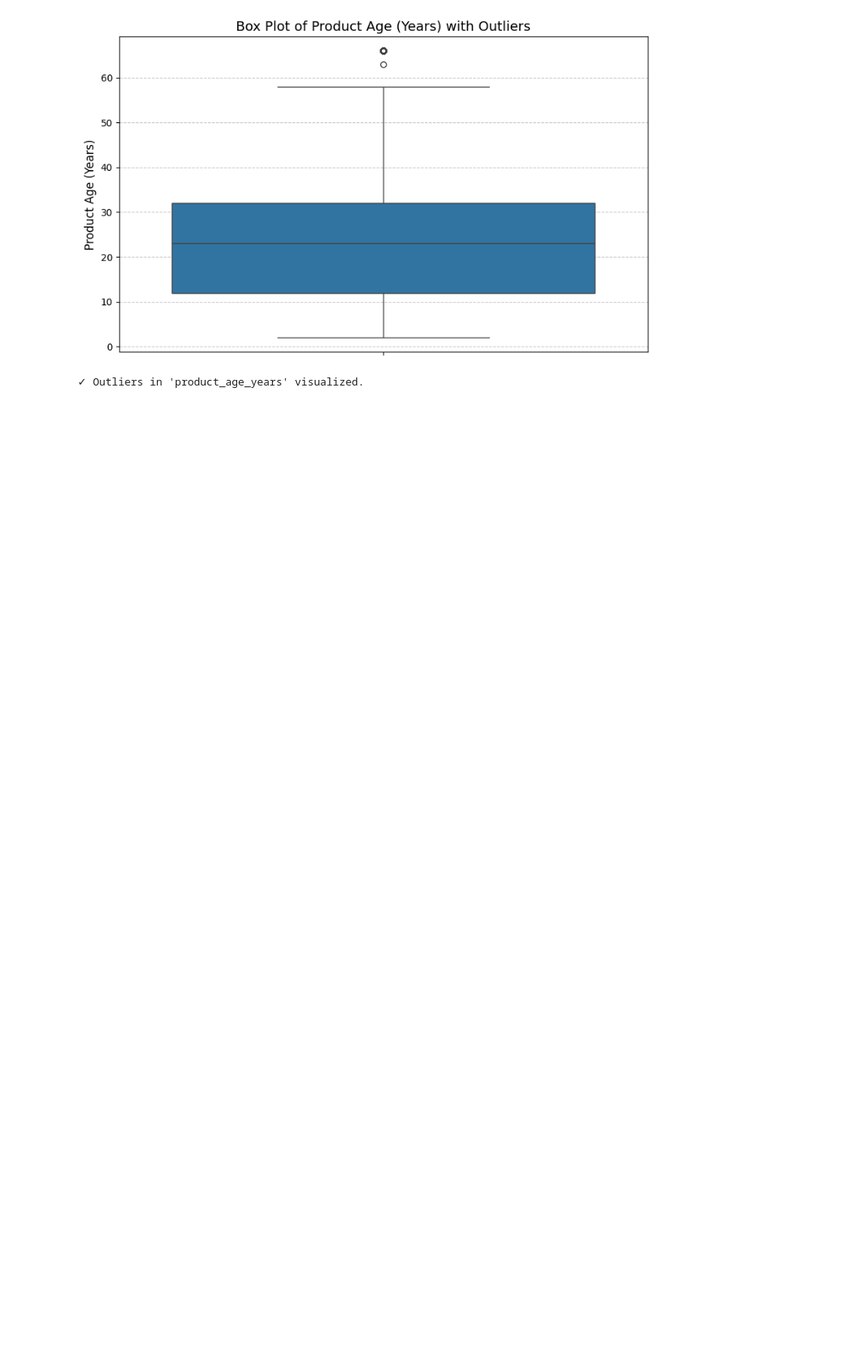
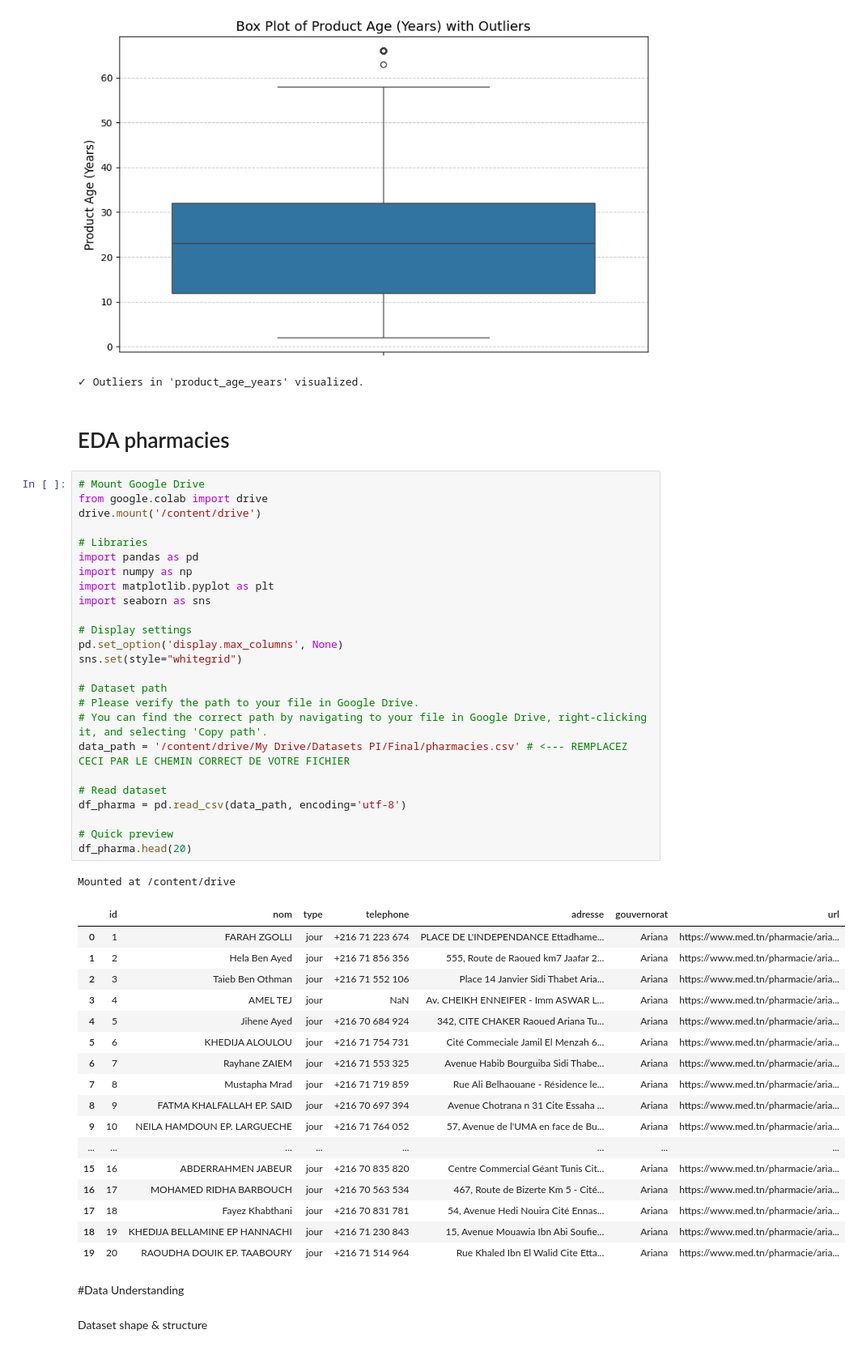
Before and after one commit to Amzilynn/PIDS-Cowin, a Jupyter notebook: PI_main.ipynb, the cells around one changed output. Shown at 81% size. Cells and saved outputs as stored; diff of their text form; blank space fills up the shorter version.

```diff
--- a/PI_main.ipynb
+++ b/PI_main.ipynb
@@ -898,3 +898,53 @@ Lower bound: -18.00, Upper bound: 62.00
 | 6119 | Adrenoxyl | 1960-01-01 | 66 |
 [figure]
 ✓ Outliers in 'product_age_years' visualized.
+# %% [markdown]
+# EDA pharmacies
+# %%
+# Mount Google Drive
+from google.colab import drive
+drive.mount('/content/drive')
+
+# Libraries
+import pandas as pd
+import numpy as np
+import matplotlib.pyplot as plt
+import seaborn as sns
+
+# Display settings
+pd.set_option('display.max_columns', None)
+sns.set(style="whitegrid")
+
+# Dataset path
+# Please verify the path to your file in Google Drive.
+# You can find the correct path by navigating to your file in Google Drive, right-clicking it, and selecting 'Copy path'.
+data_path = '/content/drive/My Drive/Datasets PI/Final/pharmacies.csv' # <--- REMPLACEZ CECI PAR LE CHEMIN CORRECT DE VOTRE FICHIER
+
+# Read dataset
+df_pharma = pd.read_csv(data_path, encoding='utf-8')
+
+# Quick preview
+df_pharma.head(20)
+# %% [output]
+Mounted at /content/drive
+|  | id | nom | type | telephone | adresse | gouvernorat | url |
+| 0 | 1 | FARAH ZGOLLI | jour | +216 71 223 674 | PLACE DE L'INDEPENDANCE Ettadhame... | Ariana | https://www.med.tn/pharmacie/aria... |
+| 1 | 2 | Hela Ben Ayed | jour | +216 71 856 356 | 555, Route de Raoued km7 Jaafar 2... | Ariana | https://www.med.tn/pharmacie/aria... |
+| 2 | 3 | Taieb Ben Othman | jour | +216 71 552 106 | Place 14 Janvier Sidi Thabet Aria... | Ariana | https://www.med.tn/pharmacie/aria... |
+| 3 | 4 | AMEL TEJ | jour | NaN | Av. CHEIKH ENNEIFER - Imm ASWAR L... | Ariana | https://www.med.tn/pharmacie/aria... |
+| 4 | 5 | Jihene Ayed | jour | +216 70 684 924 | 342, CITE CHAKER Raoued Ariana Tu... | Ariana | https://www.med.tn/pharmacie/aria... |
+| 5 | 6 | KHEDIJA ALOULOU | jour | +216 71 754 731 | Cité Commeciale Jamil El Menzah 6... | Ariana | https://www.med.tn/pharmacie/aria... |
+| 6 | 7 | Rayhane ZAIEM | jour | +216 71 553 325 | Avenue Habib Bourguiba Sidi Thabe... | Ariana | https://www.med.tn/pharmacie/aria... |
+| 7 | 8 | Mustapha Mrad | jour | +216 71 719 859 | Rue Ali Belhaouane - Résidence le... | Ariana | https://www.med.tn/pharmacie/aria... |
+| 8 | 9 | FATMA KHALFALLAH EP. SAID | jour | +216 70 697 394 | Avenue Chotrana n 31 Cite Essaha ... | Ariana | https://www.med.tn/pharmacie/aria... |
+| 9 | 10 | NEILA HAMDOUN EP. LARGUECHE | jour | +216 71 764 052 | 57, Avenue de l'UMA en face de Bu... | Ariana | https://www.med.tn/pharmacie/aria... |
+| ... | ... | ... | ... | ... | ... | ... | ... |
+| 15 | 16 | ABDERRAHMEN JABEUR | jour | +216 70 835 820 | Centre Commercial Géant Tunis Cit... | Ariana | https://www.med.tn/pharmacie/aria... |
+| 16 | 17 | MOHAMED RIDHA BARBOUCH | jour | +216 70 563 534 | 467, Route de Bizerte Km 5 - Cité... | Ariana | https://www.med.tn/pharmacie/aria... |
+| 17 | 18 | Fayez Khabthani | jour | +216 70 831 781 | 54, Avenue Hedi Nouira Cité Ennas... | Ariana | https://www.med.tn/pharmacie/aria... |
+| 18 | 19 | KHEDIJA BELLAMINE EP HANNACHI | jour | +216 71 230 843 | 15, Avenue Mouawia Ibn Abi Soufie... | Ariana | https://www.med.tn/pharmacie/aria... |
+| 19 | 20 | RAOUDHA DOUIK EP. TAABOURY | jour | +216 71 514 964 | Rue Khaled Ibn El Walid Cite Etta... | Ariana | https://www.med.tn/pharmacie/aria... |
+# %% [markdown]
+#Data Understanding
+# %% [markdown]
+Dataset shape & structure
```
Also changed, not shown: parts of 32 cells of this notebook.
